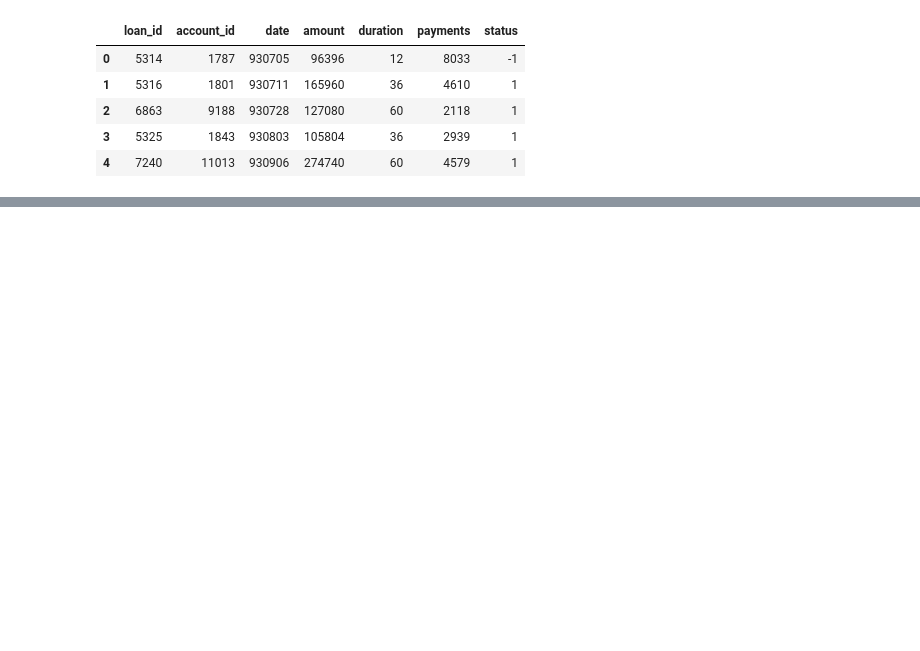
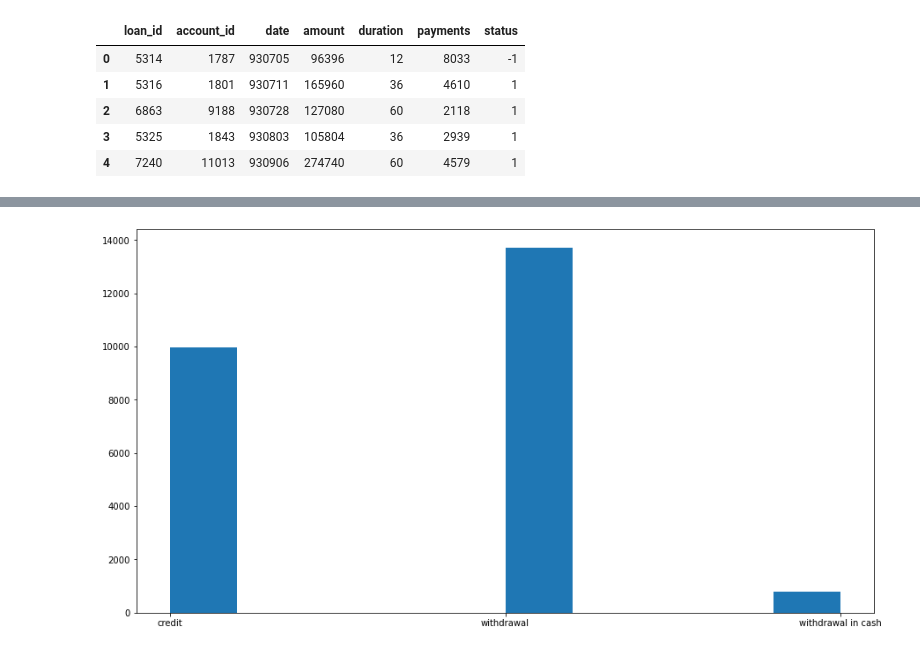
Before and after one commit to pipe-01/AC, a Jupyter notebook: client2.ipynb, the cells around one changed output, grey strips where cells are left out. Drawn from its saved outputs; the diff is of its cells as text; code cells hidden in the pictures; blank space fills up the shorter version.

```diff
--- a/client2.ipynb
+++ b/client2.ipynb
@@ -139,5 +148,5 @@ merged_client_demo_account.head()
 # %%
-loan = pd.read_csv("dados/loan_dev.csv", sep=";", header=0)
+loan = pd.read_csv("ficheiros_competicao_dev/loan_dev.csv", sep=";", header=0)
 loan.head()
 # %% [output]
 |  | loan_id | account_id | date | amount | duration | payments | status |
@@ -160,0 +160,3 @@ predeiction_table.head()
+# %%
+trans = pd.read_csv("ficheiros_competicao_dev/trans_dev.csv", sep=";", header=0)
+trans.head()
@@ -160,0 +184,3 @@ predeiction_table.head()
+# %%
+merge = pd.merge(trans, loan, on='account_id')
+merge.head()
@@ -160,0 +210,6 @@ predeiction_table.head()
+# %%
+plt.figure(figsize=(15,8),facecolor='white',edgecolor='red')
+plt.hist(merge["type"])
+plt.show()
+# %% [output]
+[figure, added]
```
Also changed, not shown: parts of 16 cells of this notebook, 3 other files.
